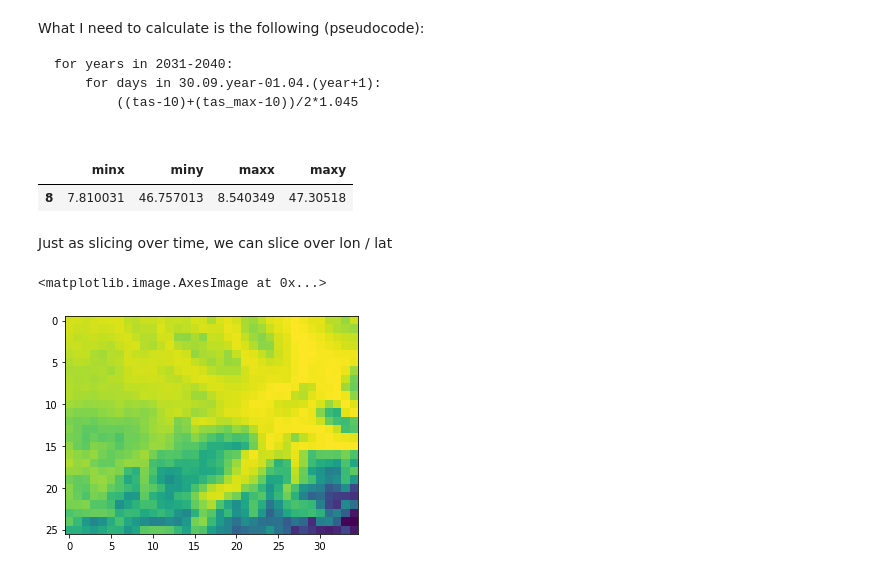
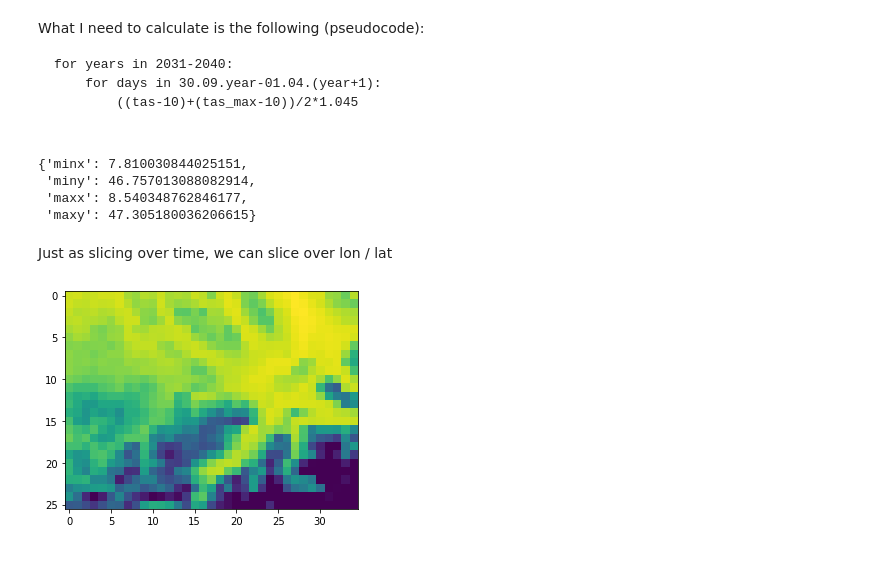
Before and after one commit to zhaw-piwi/Standortanalyse-AG-BE-ZG, a Jupyter notebook: code/Hugglin_Index_prognosis-xarray.ipynb, the cells around one changed output. Saved outputs shown, nothing was run; the diff lists cells and outputs as text; code cells hidden in the pictures.

````diff
--- a/code/Hugglin_Index_prognosis-xarray.ipynb
+++ b/code/Hugglin_Index_prognosis-xarray.ipynb
@@ -140,0 +246,14 @@ plt.imshow(np.flip(ds_hugg, 0))
+# %%
+def hugglin_index(x):
+    return (((x.tas-10)+(x.tasmax-10))/2)*1.045
+
+ds_hugg = (ds.sel(time = slice("2031-04-01", "2031-09-30")) # extracts a specific period from the dataset
+    .groupby("time")                                        # groups the dataset by time
+    .map(hugglin_index)                                     # maps the function "hugglin_index" (see above) for each day
+    .sum(dim="time"))                                       # sums up all daily values
+
+ds_hugg = (ds_hugg
+    .where(ds_hugg > 0, other = 0)                          # replaces values below 0 with 0
+    .fillna(0))                                             # replaces NaN values with 0 (not tested)
+
+plt.imshow(np.flip(ds_hugg, 0))
@@ -140,0 +263,10 @@ plt.imshow(np.flip(ds_hugg, 0))
+# %%
+# turn the above process into a function
+def hugglin_year(x, year):
+    y = x.sel(time = slice(str(year)+"-04-01", str(year)+"-09-30")).groupby("time").map(hugglin_index).sum(dim="time")
+    y = y.where(y > 0, other = 0).fillna(0)
+    return y
+
+# also, create a helperfunction to plot results.
+def plot(x):
+    plt.imshow(np.flip(x, 0))
@@ -148,13 +284,3 @@ for years in 2031-2040:
         ((tas-10)+(tas_max-10))/2*1.045
 
 ```
-# %%
-# Import the kanton of luzern ....
-kantonsgrenze = gpd.read_file("../data/swissBOUNDARIES3D_1_3_LV95_LN02.gdb/", layer = "TLM_KANTONSGEBIET").query("NAME == 'Luzern'") # fiona.listlayers("data/swissBOUNDARIES3D_1_3_LV95_LN02.gdb/")
-
-# buffer it with 2km, transform it to wsg84 and get the bounding box
-kanton_bounds = kantonsgrenze.buffer(2000).to_crs(4326).bounds
-kanton_bounds
-# %% [output]
-|  | minx | miny | maxx | maxy |
-| 8 | 7.810031 | 46.757013 | 8.540349 | 47.30518 |
@@ -163,10 +287,25 @@ minx, maxx, miny, maxy = kanton_bounds["minx"].iloc[0], kanton_bounds["maxx"].il
+# %%
+# Import the kanton of luzern ....
+kantonsgrenze = gpd.read_file("../data/swissBOUNDARIES3D_1_3_LV95_LN02.gdb/", layer = "TLM_KANTONSGEBIET").query("NAME == 'Luzern'") # fiona.listlayers("data/swissBOUNDARIES3D_1_3_LV95_LN02.gdb/")
+
+# buffer it with 2km, transform it to wsg84 and get the bounding box
+kanton_bounds = kantonsgrenze.buffer(2000).to_crs(4326).bounds.reset_index(drop = True).to_dict()
+kanton_bounds = {key: val[0] for key, val in kanton_bounds.items()}
+# %%
+kanton_bounds
+# %% [output]
+{'minx': 7.810030844025151,
+ 'miny': 46.757013088082914,
+ 'maxx': 8.540348762846177,
+ 'maxy': 47.305180036206615}
+# %%
+# make sure that the order of the variables maches the order above
+minx, miny, maxx, maxy = kanton_bounds.values()
 # %% [markdown]
 Just as slicing over time, we can slice over lon / lat
 # %%
-ds_hugg_lu = ds.sel(time = slice("2031-09-30", "2032-04-01"), lon = slice(minx, maxx), lat = slice(miny, maxy)).groupby("time").map(hugglin).sum(dim="time")
-
-
-plt.imshow(np.flip(ds_hugg_lu, 0))
+ds_hugg_lu = ds.sel(time = slice("2031-04-01", "2031-09-30"), lon = slice(minx, maxx), lat = slice(miny, maxy)).groupby("time").map(hugglin_index).sum(dim="time")
+ds_hugg_lu = ds_hugg_lu.where(ds_hugg_lu>0, other = 0)
+plot(ds_hugg_lu)
 # %% [output]
-<matplotlib.image.AxesImage at 0x...>
-[figure, old version]
+[figure, new version]
````
Also changed, not shown: parts of 39 cells of this notebook, 12 other files.
